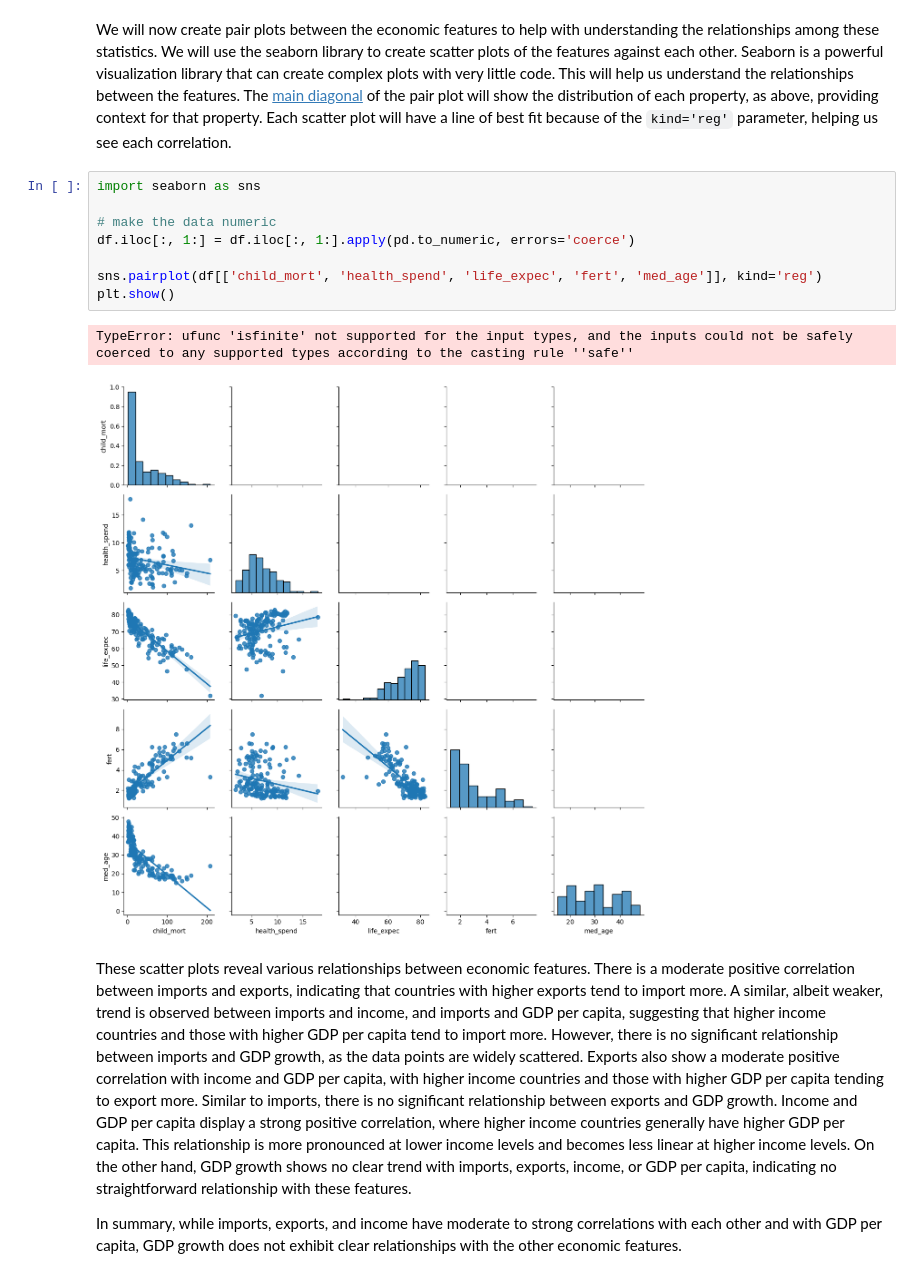
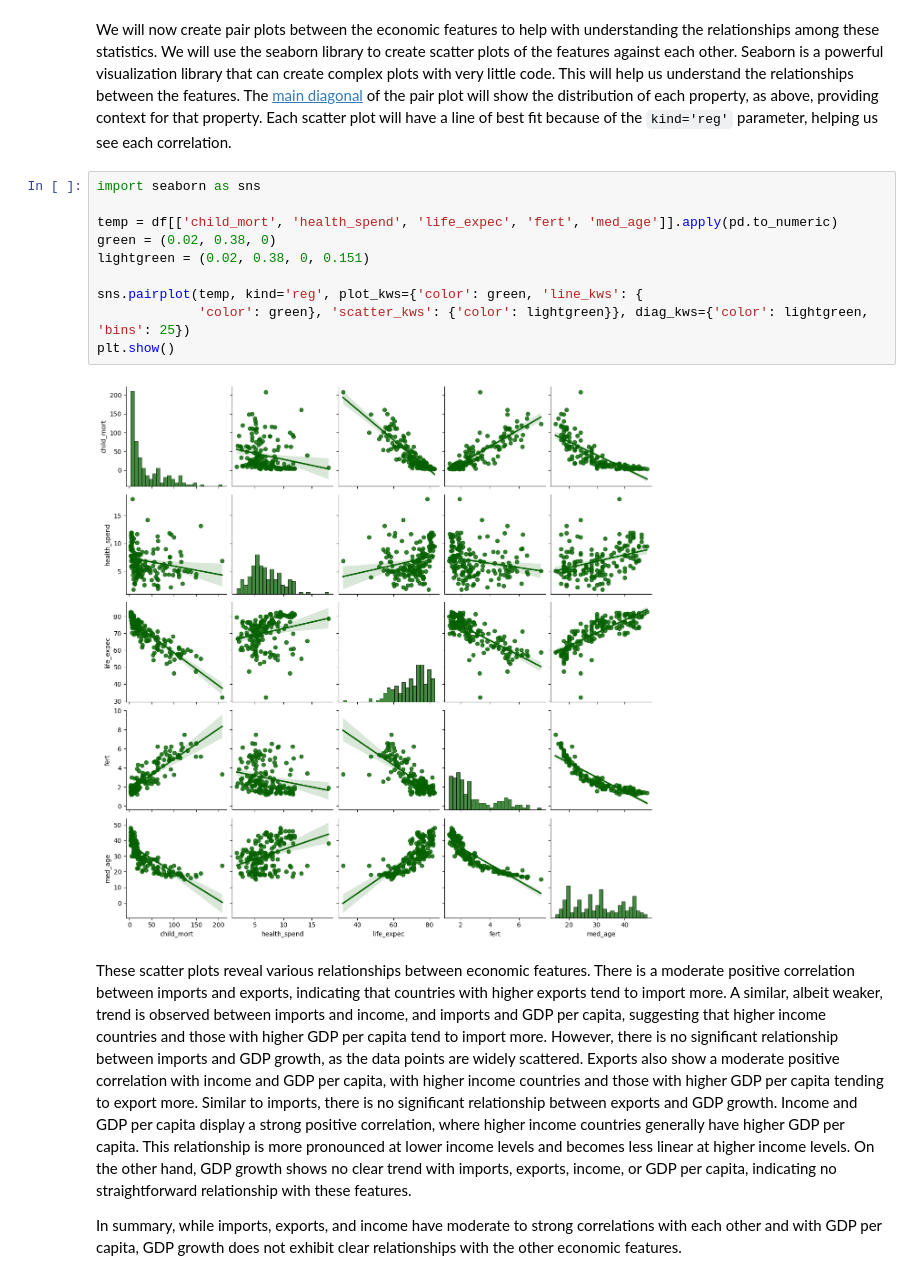
Before and after one commit to 0danylo/0danylo.github.io, a Jupyter notebook: final.ipynb, the cells around one changed output. Drawn from its saved outputs; the diff is of its cells as text.

```diff
--- a/final.ipynb
+++ b/final.ipynb
@@ -170,17 +171,18 @@ plt.show()
 We can see that the densities of some features follow a [normal distribution](https://en.wikipedia.org/wiki/Normal_distribution), where the values reside near an average, called the mean. For instance, population growth and imports have this distribution, which appears often in data. Others are left-skewed or more like an [exponential distribution](https://en.wikipedia.org/wiki/Exponential_distribution), where the lowest values, often near zero, are the most common. Features such as child mortality and population seem to have this distribution. Some other features seem to be randomly distributed, like median age and urban population.
 # %% [markdown]
 We will now create pair plots between the economic features to help with understanding the relationships among these statistics. We will use the seaborn library to create scatter plots of the features against each other. Seaborn is a powerful visualization library that can create complex plots with very little code. This will help us understand the relationships between the features. The [main diagonal](https://en.wikipedia.org/wiki/Main_diagonal) of the pair plot will show the distribution of each property, as above, providing context for that property. Each scatter plot will have a line of best fit because of the `kind='reg'` parameter, helping us see each correlation.
-# %%
-import seaborn as sns
-
-# make the data numeric
-df.iloc[:, 1:] = df.iloc[:, 1:].apply(pd.to_numeric, errors='coerce')
-
-sns.pairplot(df[['child_mort', 'health_spend', 'life_expec', 'fert', 'med_age']], kind='reg')
-plt.show()
-# %% [output]
-TypeError: ufunc 'isfinite' not supported for the input types, and the inputs could not be safely coerced to any supported types according to the casting rule ''safe''
-[figure, removed]
+# %%
+import seaborn as sns
+
+temp = df[['child_mort', 'health_spend', 'life_expec', 'fert', 'med_age']].apply(pd.to_numeric)
+green = (0.02, 0.38, 0)
+lightgreen = (0.02, 0.38, 0, 0.151)
+
+sns.pairplot(temp, kind='reg', plot_kws={'color': green, 'line_kws': {
+             'color': green}, 'scatter_kws': {'color': lightgreen}}, diag_kws={'color': lightgreen, 'bins': 25})
+plt.show()
+# %% [output]
+[figure, added]
 # %% [markdown]
 These scatter plots reveal various relationships between economic features. There is a moderate positive correlation between imports and exports, indicating that countries with higher exports tend to import more. A similar, albeit weaker, trend is observed between imports and income, and imports and GDP per capita, suggesting that higher income countries and those with higher GDP per capita tend to import more. However, there is no significant relationship between imports and GDP growth, as the data points are widely scattered. Exports also show a moderate positive correlation with income and GDP per capita, with higher income countries and those with higher GDP per capita tending to export more. Similar to imports, there is no significant relationship between exports and GDP growth. Income and GDP per capita display a strong positive correlation, where higher income countries generally have higher GDP per capita. This relationship is more pronounced at lower income levels and becomes less linear at higher income levels. On the other hand, GDP growth shows no clear trend with imports, exports, income, or GDP per capita, indicating no straightforward relationship with these features.
 
```
Also changed, not shown: parts of 19 cells of this notebook, 1 other file.
